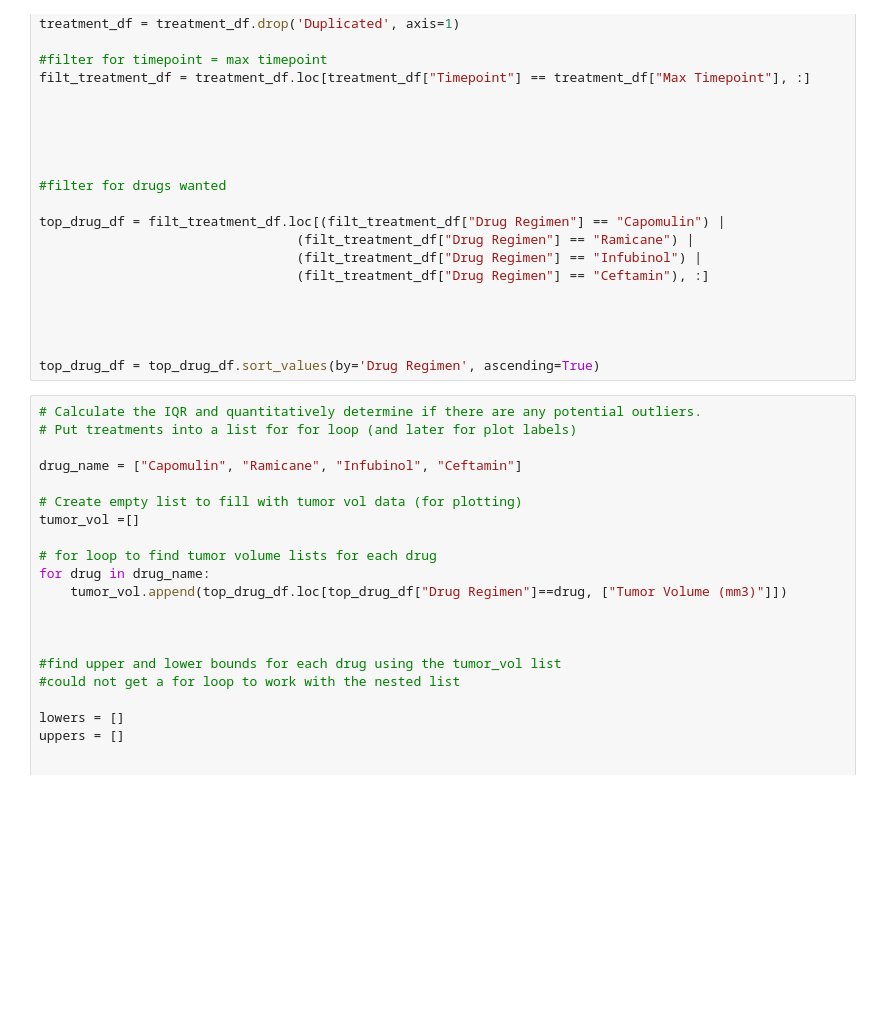
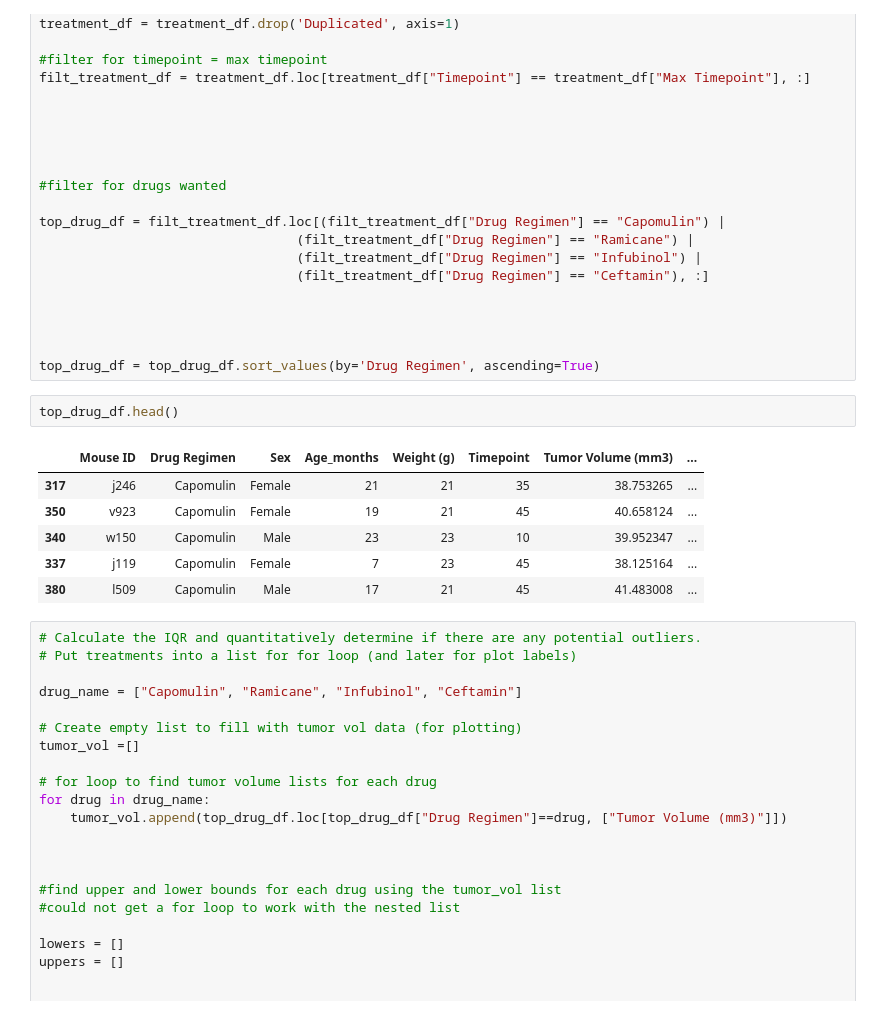
Before and after one commit to angiecfoust/matplotlib_module5, a Jupyter notebook: Pymaceuticals/pymaceuticals_starter.ipynb, the cells around one changed output. Drawn from its saved outputs; the diff is of its cells as text; blank space fills up the shorter version.

```diff
--- a/Pymaceuticals/pymaceuticals_starter.ipynb
+++ b/Pymaceuticals/pymaceuticals_starter.ipynb
@@ -256,6 +256,15 @@ top_drug_df = filt_treatment_df.loc[(filt_treatment_df["Drug Regimen"] == "Capom
 
 
 top_drug_df = top_drug_df.sort_values(by='Drug Regimen', ascending=True)
+# %%
+top_drug_df.head()
+# %% [output]
+|  | Mouse ID | Drug Regimen | Sex | Age_months | Weight (g) | Timepoint | Tumor Volume (mm3) | ... |
+| 317 | j246 | Capomulin | Female | 21 | 21 | 35 | 38.753265 | ... |
+| 350 | v923 | Capomulin | Female | 19 | 21 | 45 | 40.658124 | ... |
+| 340 | w150 | Capomulin | Male | 23 | 23 | 10 | 39.952347 | ... |
+| 337 | j119 | Capomulin | Female | 7 | 23 | 45 | 38.125164 | ... |
+| 380 | l509 | Capomulin | Male | 17 | 21 | 45 | 41.483008 | ... |
 # %%
 # Calculate the IQR and quantitatively determine if there are any potential outliers.
 # Put treatments into a list for for loop (and later for plot labels)
```
